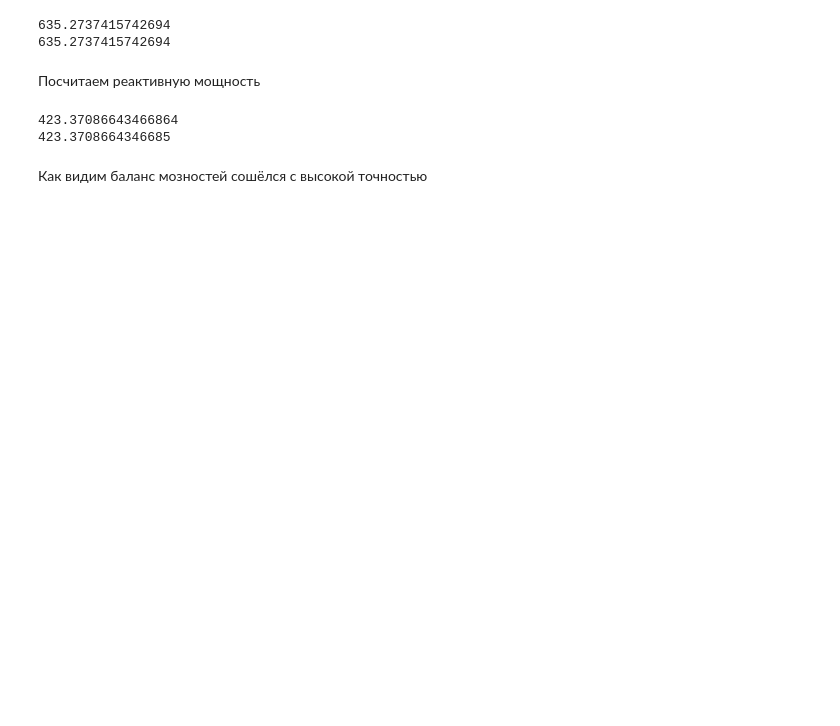
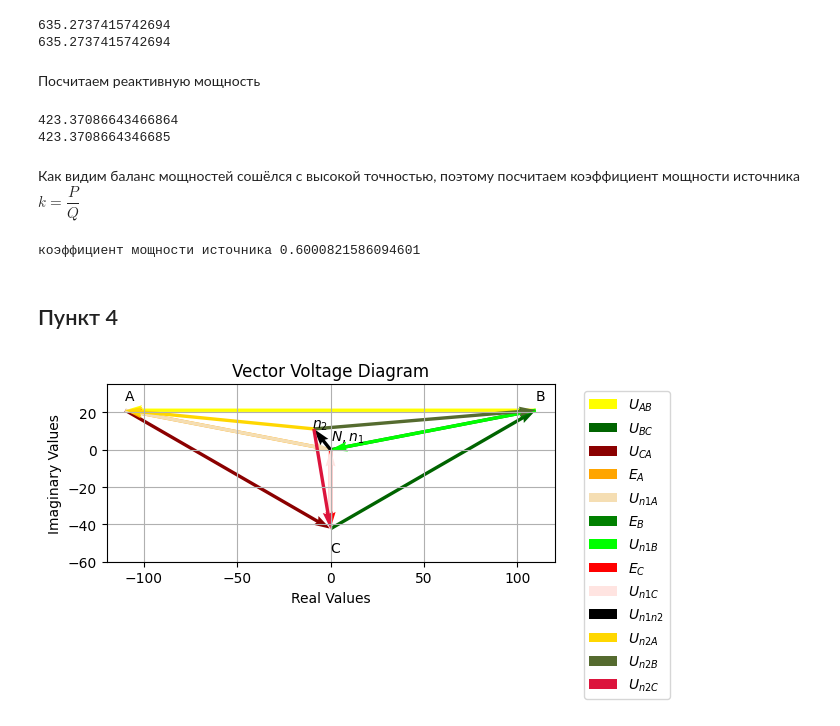
Before and after one commit to M007AX/Coursework-part-III-TBE, a Jupyter notebook: Курсовая_по_ТОЭ_3я_часть.ipynb, the cells around one changed output. Saved outputs shown, nothing was run; the diff lists cells and outputs as text; code cells hidden in the pictures; blank space fills up the shorter version.

Commit message:
2.5 added Voltages finded

```diff
--- a/Курсовая_по_ТОЭ_3я_часть.ipynb
+++ b/Курсовая_по_ТОЭ_3я_часть.ipynb
@@ -1083,4 +1099,82 @@ print(Q_An1 + Q_Bn1 + Q_Cn1 + Q_An2 + Q_Bn2 + Q_Cn2 + Q_n2n1)
 423.37086643466864
 423.3708664346685
 # %% [markdown]
-Как видим баланс мозностей сошёлся с высокой точностью
+Как видим баланс мощностей сошёлся с высокой точностью, поэтому посчитаем коэффициент мощности источника \
+$
+k = \dfrac{P}{Q}
+$
+# %%
+print(f"коэффициент мощности источника {(P_EA + P_EB + P_EC)/(P_EA + P_EB + P_EC + Q_EA + Q_EB + Q_EC)}")
+# %% [output]
+коэффициент мощности источника 0.6000821586094601
+# %% [markdown]
+## Пункт 4
+# %%
+Voltages_NAn1N = {
+    '$E_{A}$': {'magnitude': abs(E_A), 'angle': np.angle(E_A), 'color': 'orange'},
+    '$U_{n1A}$': {'magnitude': abs(E_A), 'angle': np.angle(E_A) + np.pi, 'color': 'wheat'},
+}
+
+Voltages_NBn1N = {
+    '$E_{B}$': {'magnitude': abs(E_B), 'angle': np.angle(E_B), 'color': 'green'},
+    '$U_{n1B}$': {'magnitude': abs(E_B), 'angle': np.angle(E_B) + np.pi, 'color': 'lime'},
+}
+
+Voltages_NCn1N = {
+    '$E_{C}$': {'magnitude': abs(E_C), 'angle': np.angle(E_C), 'color': 'red'},
+    '$U_{n1C}$': {'magnitude': abs(E_C), 'angle': np.angle(E_C) + np.pi, 'color': 'mistyrose'},
+}
+# %%
+plt.quiver(110, 63.5/3, -abs(U_AB) * np.cos(np.angle(U_AB)), -abs(U_AB) * np.sin(np.angle(U_AB)),
+                  angles='xy', scale_units='xy',  scale=1, color="yellow", label="$U_{AB}$")
+plt.quiver(0, -2*63.5/3, -abs(U_BC) * np.cos(np.angle(U_BC)), -abs(U_BC) * np.sin(np.angle(U_BC)),
+                  angles='xy', scale_units='xy',  scale=1, color="darkgreen", label="$U_{BC}$")
+plt.quiver(-110, 63.5/3, -abs(U_CA) * np.cos(np.angle(U_CA)), -abs(U_CA) * np.sin(np.angle(U_CA)),
+                  angles='xy', scale_units='xy',  scale=1, color="darkred", label="$U_{CA}$")
+
+create_vector_diagram_no_text(Voltages_NAn1N)
+create_vector_diagram_no_text(Voltages_NBn1N)
+create_vector_diagram_no_text(Voltages_NCn1N)
+
+plt.quiver(0, 0, abs(U_n2n1) * np.cos(np.angle(U_n2n1)), abs(U_n2n1) * np.sin(np.angle(U_n2n1)),
+                  angles='xy', scale_units='xy',  scale=1, color="black", label="$U_{n1n2}$")
+
+
+plt.quiver(abs(U_n2n1) * np.cos(np.angle(U_n2n1)), abs(U_n2n1) * np.sin(np.angle(U_n2n1)),
+           abs(U_An2) * np.cos(np.angle(U_An2)), abs(U_An2) * np.sin(np.angle(U_An2)),
+                  angles='xy', scale_units='xy',  scale=1, color="gold", label="$U_{n2A}$")
+
+plt.quiver(abs(U_n2n1) * np.cos(np.angle(U_n2n1)), abs(U_n2n1) * np.sin(np.angle(U_n2n1)),
+           abs(U_Bn2) * np.cos(np.angle(U_Bn2)), abs(U_Bn2) * np.sin(np.angle(U_Bn2)),
+                  angles='xy', scale_units='xy',  scale=1, color="darkolivegreen", label="$U_{n2B}$")
+
+plt.quiver(abs(U_n2n1) * np.cos(np.angle(U_n2n1)), abs(U_n2n1) * np.sin(np.angle(U_n2n1)),
+           abs(U_Cn2) * np.cos(np.angle(U_Cn2)), abs(U_Cn2) * np.sin(np.angle(U_Cn2)),
+                  angles='xy', scale_units='xy',  scale=1, color="crimson", label="$U_{n2C}$")
+
+
+plt.tight_layout()
+plt.legend()
+plt.gca().set_aspect('equal', adjustable='box')
+plt.grid()
+
+
+plt.text(-10, 12, "$n_2$")
+plt.text(0, 5, "$N, n_1$")
+plt.text(-110, 80/3, "A")
+plt.text(110, 80/3, "B")
+plt.text(0, -55, "C")
+
+
+plt.title("Vector Voltage Diagram")
+plt.xlabel("Real Values")
+plt.ylabel("Imaginary Values")
+
+plt.xlim(-120, 120)
+plt.ylim(-60, 35)
+
+plt.legend(bbox_to_anchor=(1.05, 1), loc='upper left')
+
+plt.subplots_adjust(left=0.15, right=0.85, top=0.85, bottom=0.15)
+# %% [output]
+[figure, added]
```
Also changed, not shown: parts of 29 cells of this notebook.
